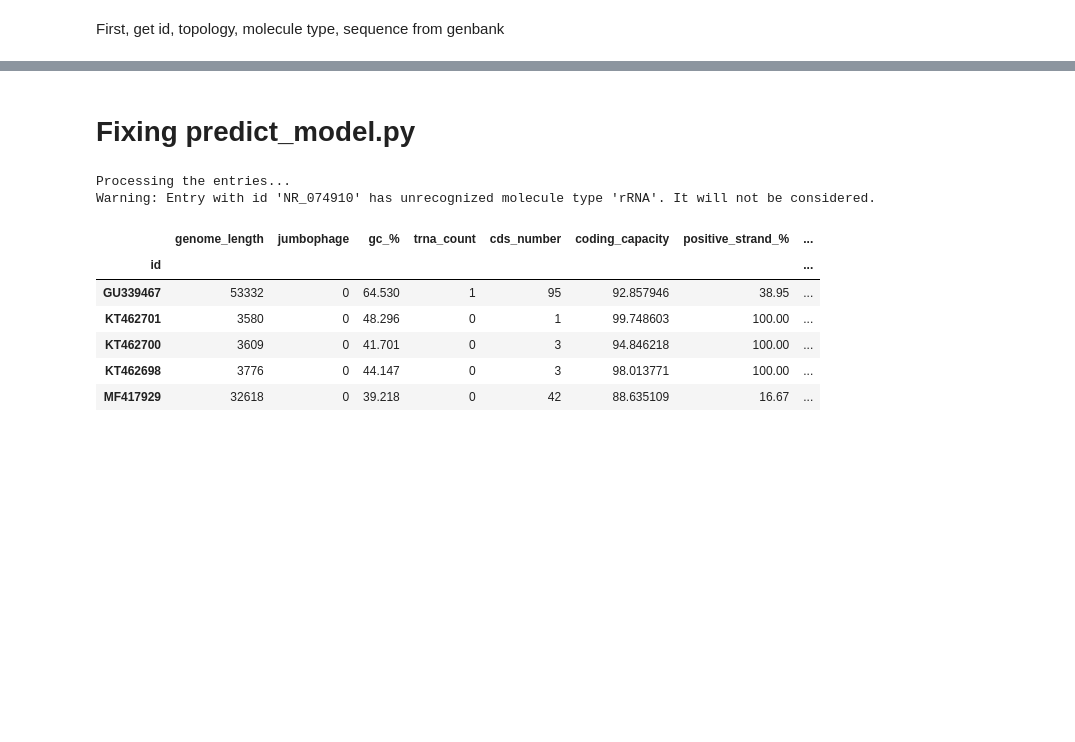
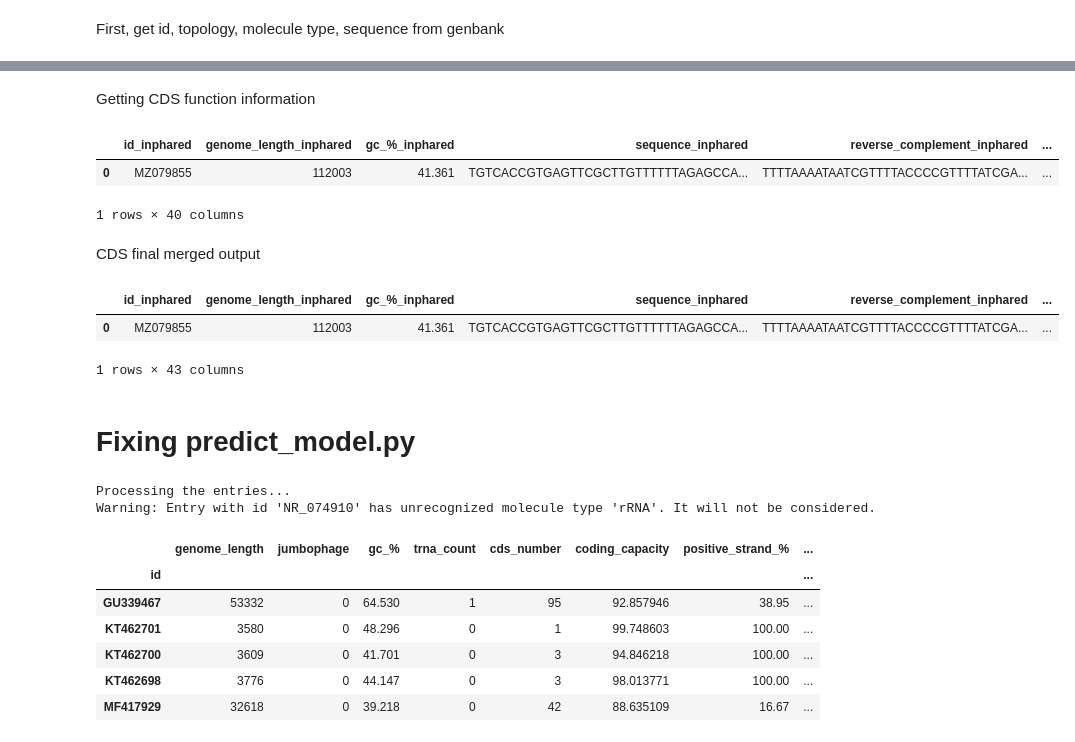
Before and after one commit to Alvaroguleon/Phage-predictor, a Jupyter notebook: notebooks/05_feature_engineering.ipynb, the cells around one changed output, grey strips where cells are left out. Cells and saved outputs as stored; diff of their text form; code cells hidden in the pictures; blank space fills up the shorter version.

```diff
--- a/notebooks/05_feature_engineering.ipynb
+++ b/notebooks/05_feature_engineering.ipynb
@@ -505,0 +588,29 @@ entry
+# %% [markdown]
+Getting CDS function information
+# %%
+df_cds = pd.read_csv(f"{entry}pharokka_cds_functions.tsv", sep="\t")
+# Define a dictionary of replacements
+replacements = {
+    "DNA, RNA and nucleotide metabolism":"nucleotide_metabolism",
+    "head and packaging": "head_packaging",
+    "moron, auxiliary metabolic gene and host takeover": "host_takeover",
+    "transcription regulation": "transcription",
+    "unknown function": "unkown_function"
+}
+
+# Replace the values using the dictionary
+df_cds['Description'] = df_cds['Description'].replace(replacements)
+
+df_cds = df_cds.pivot(index='contig', columns='Description', values='Count').reset_index()
+df_cds['contig'] = df_cds['contig'].str.slice(0,8)
+
+df = pd.merge(df, df_cds, left_on='id_inphared', right_on='contig', how='outer')
+del(df_cds)
+
+df
+# %% [output]
+|  | id_inphared | genome_length_inphared | gc_%_inphared | sequence_inphared | reverse_complement_inphared | ... |
+| 0 | MZ079855 | 112003 | 41.361 | TGTCACCGTGAGTTCGCTTGTTTTTTAGAGCCA... | TTTTAAAATAATCGTTTTACCCCGTTTTATCGA... | ... |
+1 rows × 40 columns
+# %% [markdown]
+CDS final merged output
@@ -506,3 +624,9 @@ entry
+# %%
+df
+# %% [output]
+|  | id_inphared | genome_length_inphared | gc_%_inphared | sequence_inphared | reverse_complement_inphared | ... |
+| 0 | MZ079855 | 112003 | 41.361 | TGTCACCGTGAGTTCGCTTGTTTTTTAGAGCCA... | TTTTAAAATAATCGTTTTACCCCGTTTTATCGA... | ... |
+1 rows × 43 columns
 # %% [markdown]
 # Fixing predict_model.py
 # %%
```
Also changed, not shown: parts of 14 cells of this notebook, 2 other files.
